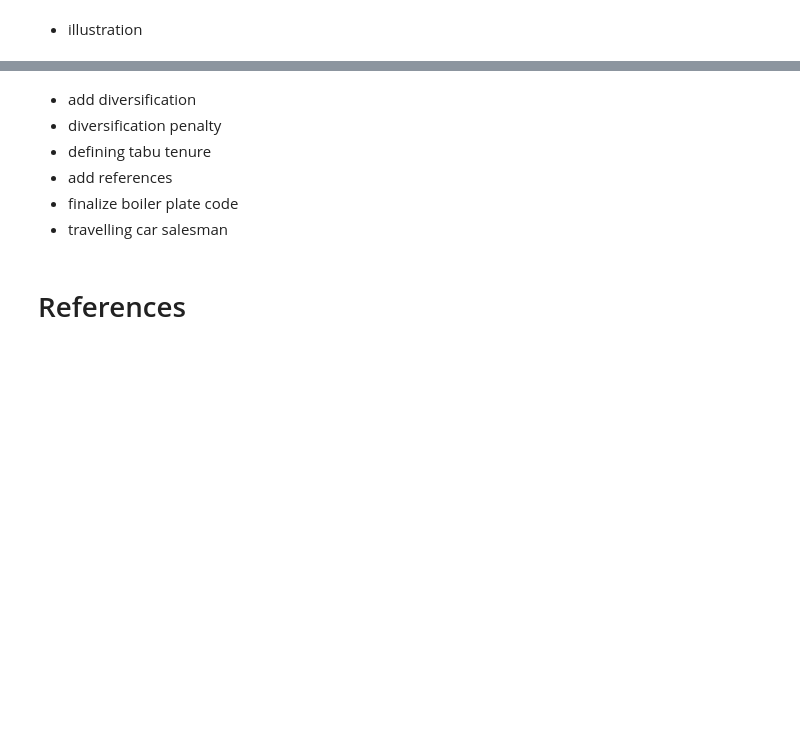
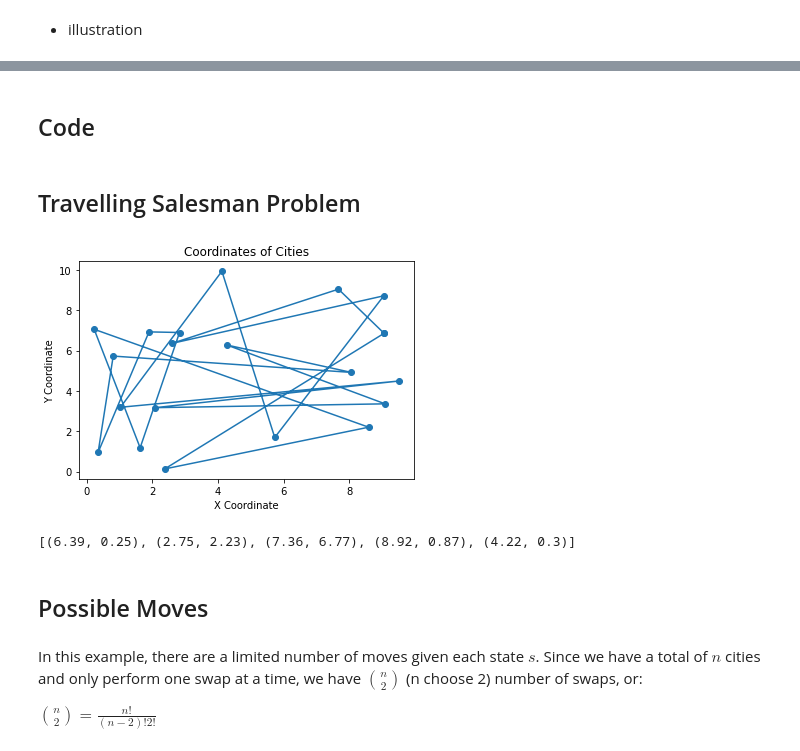
Before and after one commit to evandros-ks/fastblog, a Jupyter notebook: _notebooks/2021-12-22-Tabu_Search.ipynb, the cells around one changed output, grey strips where cells are left out. Drawn from its saved outputs; the diff is of its cells as text; code cells hidden in the pictures; blank space fills up the shorter version.

Commit message:
moves

```diff
--- a/_notebooks/2021-12-22-Tabu_Search.ipynb
+++ b/_notebooks/2021-12-22-Tabu_Search.ipynb
@@ -209,9 +123,2 @@ plt.show()
-# %% [markdown]
-- add diversification
-- diversification penalty
-- defining tabu tenure
-- add references
-- finalize boiler plate code
-- travelling car salesman
-# %% [markdown]
-# References
+# %% [markdown]
+## Code
@@ -217,0 +187,30 @@ plt.show()
+# %% [markdown]
+## Travelling Salesman Problem
+# %%
+import matplotlib.pyplot as plt
+import random
+
+random.seed(20)
+
+num_cities = 20
+coordinates = [(round(random.uniform(0, 10), 2), round(random.uniform(0, 10), 2)) for _ in range(num_cities)]
+
+plt.scatter(*zip(*(coordinates+[coordinates[0]])))
+plt.plot(*zip(*(coordinates+[coordinates[0]])))
+
+plt.title('Coordinates of Cities')
+plt.xlabel('X Coordinate')
+plt.ylabel('Y Coordinate')
+plt.show()
+# %% [output]
+[figure, added]
+# %%
+coordinates
+# %% [output]
+[(6.39, 0.25), (2.75, 2.23), (7.36, 6.77), (8.92, 0.87), (4.22, 0.3)]
+# %% [markdown]
+## Possible Moves
+# %% [markdown]
+In this example, there are a limited number of moves given each state $s$. Since we have a total of $n$ cities and only perform one swap at a time, we have ${n \choose 2}$ (n choose 2) number of swaps, or:
+
+${n \choose 2} = \frac{n!}{(n-2)!2!}$
```
Also changed, not shown: parts of 17 cells of this notebook.
